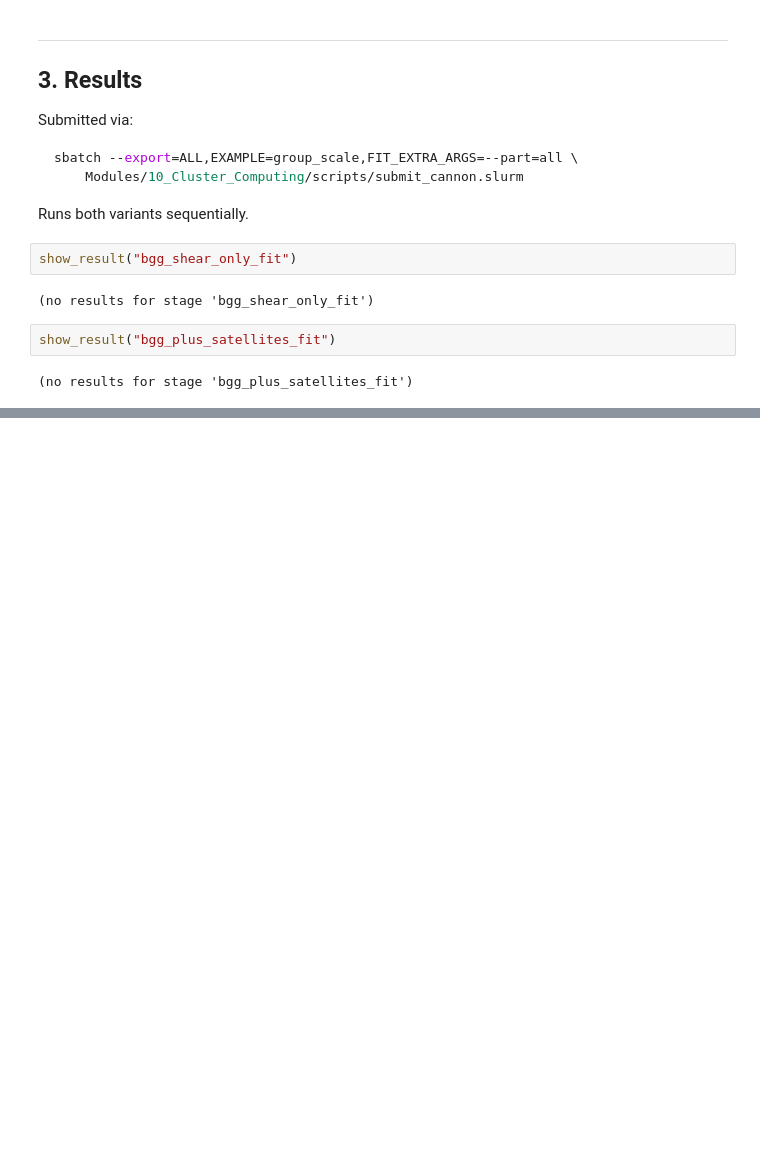
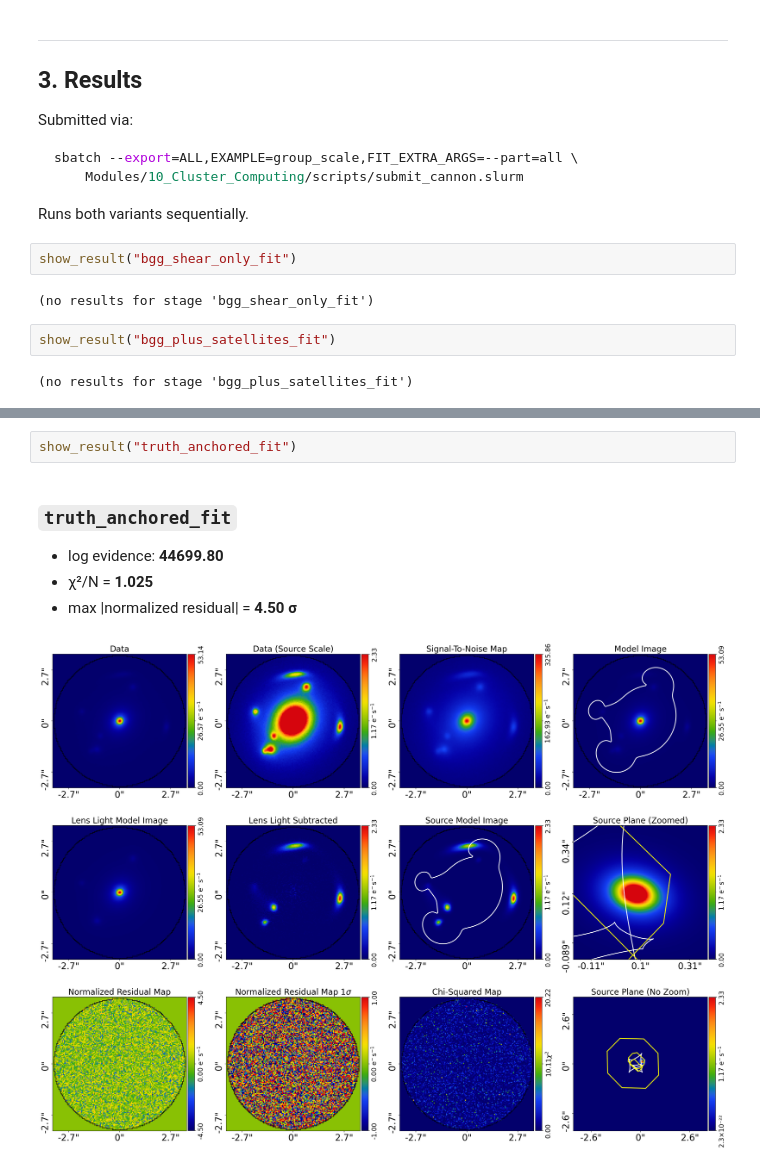
Before and after one commit to rodelcr/Learning_to_Autolens, a Jupyter notebook: Examples/group_scale/01_group_scale_fit.ipynb, the cells around one changed output, grey strips where cells are left out. Drawn from its saved outputs; the diff is of its cells as text; blank space fills up the shorter version.

```diff
--- a/Examples/group_scale/01_group_scale_fit.ipynb
+++ b/Examples/group_scale/01_group_scale_fit.ipynb
@@ -122,0 +143,8 @@ show_result("bgg_plus_satellites_fit")
+# %%
+show_result("truth_anchored_fit")
+# %% [output]
+### `truth_anchored_fit`
+- log evidence: **44699.80**
+- χ²/N = **1.025**
+- max |normalized residual| = **4.50 σ**
+[figure, added]
```
Also changed, not shown: parts of 4 cells of this notebook, 3 other files.
